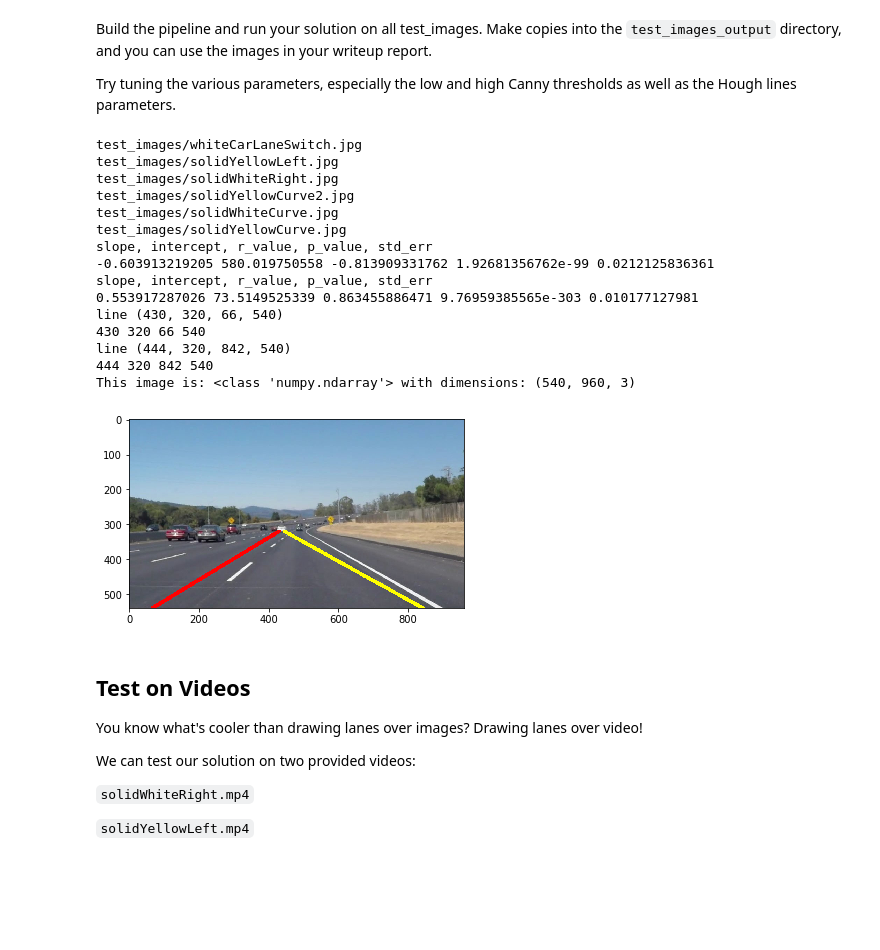
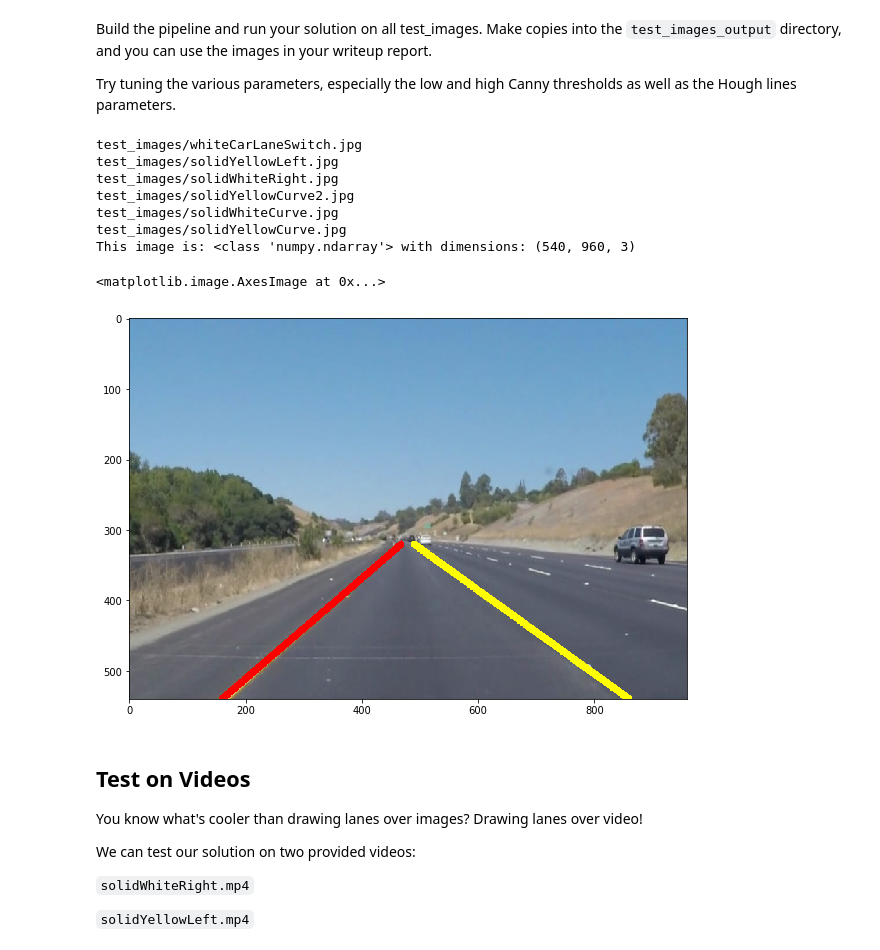
Before and after one commit to tawnkramer/CarND-LaneLines-P1, a Jupyter notebook: P1.ipynb, the cells around one changed output. Cells and saved outputs as stored; diff of their text form; code cells hidden in the pictures; blank space fills up the shorter version.

Commit message:
fixed some bugs. decent lane fitting now.

```diff
--- a/P1.ipynb
+++ b/P1.ipynb
@@ -232,8 +232,8 @@ class LaneDetector(object):
 
     def linear_regression(self, x_values, y_values, horizon_y, imshape):
         slope, intercept, r_value, p_value, std_err = stats.linregress(x_values, y_values)
-        print("slope, intercept, r_value, p_value, std_err")
-        print(slope, intercept, r_value, p_value, std_err)
+        #print("slope, intercept, r_value, p_value, std_err")
+        #print(slope, intercept, r_value, p_value, std_err)
         regr_line = Line((0, intercept), ((20.0), 20.0 * slope + intercept))
         im_width = imshape[1]
         im_height = imshape[0]
@@ -245,10 +245,7 @@ class LaneDetector(object):
 
         return [(math.floor(x1), math.floor(y1), math.floor(x2), math.floor(y2))]
 
-    def draw_lane_lines(self, image_filename):
-
-        #read image from filename
-        image = mpimg.imread(image_filename)
+    def draw_lane_lines(self, image):
 
         #convert image to greyscale
         gs_img = grayscale(image)
@@ -286,64 +283,64 @@ class LaneDetector(object):
                 #determine length of line
                 length = math.floor(math.sqrt((x2 - x1)**2 + (y2 - y1)**2))
                 #iterate along the length of the line in units of 1
-                for p in range(0, length):
+                for p in range(0, length, 5):
                     #sample the line at this point
-                    x = x1 + p * m
+                    x = x1 + p
                     y = y1 + p * m
                     #append to one or the other line array
                     if m  < 0:
                         left_line_x.append(x)
                         left_line_y.append(y)
+                        #cv2.circle(image, (math.floor(x),math.floor(y)), 3, (255,p,0), -1)
                     else:
                         right_line_x.append(x)
                         right_line_y.append(y)
+                        #cv2.circle(image, (math.floor(x),math.floor(y)), 3, (255,p,255), -1)
 
 
         left_lines = self.linear_regression(left_line_x, left_line_y, horizon_y, imshape)
         right_lines = self.linear_regression(right_line_x, right_line_y, horizon_y, imshape)
 
         # Iterate over the output "lines" and draw lines on original image
         for line in left_lines:
-            print("line", line)
             x1,y1,x2,y2 = line
-            print(x1,y1,x2,y2)
             cv2.line(image,(x1,y1),(x2,y2),(255,0,0),10)
 
         for line in right_lines:
-            print("line", line)
             x1,y1,x2,y2 = line
-            print(x1,y1,x2,y2)
             cv2.line(image,(x1,y1),(x2,y2),(255,255,0),10)
 
+        return image
 
-        #printing out some stats and plotting
-        print('This image is:', type(image), 'with dimensions:', image.shape)
-        plt.imshow(image)
+
 
 
 ld = LaneDetector()
 images = os.listdir("test_images/")
 for img in images:
     img_path = os.path.join("test_images", img)
     print(img_path)
-ld.draw_lane_lines('test_images/solidWhiteCurve.jpg')
+
+#read image from filename
+image = mpimg.imread('test_images/solidYellowCurve.jpg')
+
+#detect and draw lane lines over image
+result = ld.draw_lane_lines(image)
+
+ #printing out some stats and plotting
+print('This image is:', type(image), 'with dimensions:', image.shape)
+plt.figure(figsize = (10,7))
+plt.imshow(result, interpolation='nearest', aspect='auto')
 # %% [output]
 test_images/whiteCarLaneSwitch.jpg
 test_images/solidYellowLeft.jpg
 test_images/solidWhiteRight.jpg
 test_images/solidYellowCurve2.jpg
 test_images/solidWhiteCurve.jpg
 test_images/solidYellowCurve.jpg
-slope, intercept, r_value, p_value, std_err
--0.603913219205 580.019750558 -0.813909331762 1.92681356762e-99 0.0212125836361
-slope, intercept, r_value, p_value, std_err
-0.553917287026 73.5149525339 0.863455886471 9.76959385565e-303 0.010177127981
-line (430, 320, 66, 540)
-430 320 66 540
-line (444, 320, 842, 540)
-444 320 842 540
 This image is: <class 'numpy.ndarray'> with dimensions: (540, 960, 3)
+<matplotlib.image.AxesImage at 0x...>
-[figure, old version]
+[figure, new version]
 # %% [markdown]
 ## Test on Videos
 
```
Also changed, not shown: parts of 6 cells of this notebook, 3 other files.
